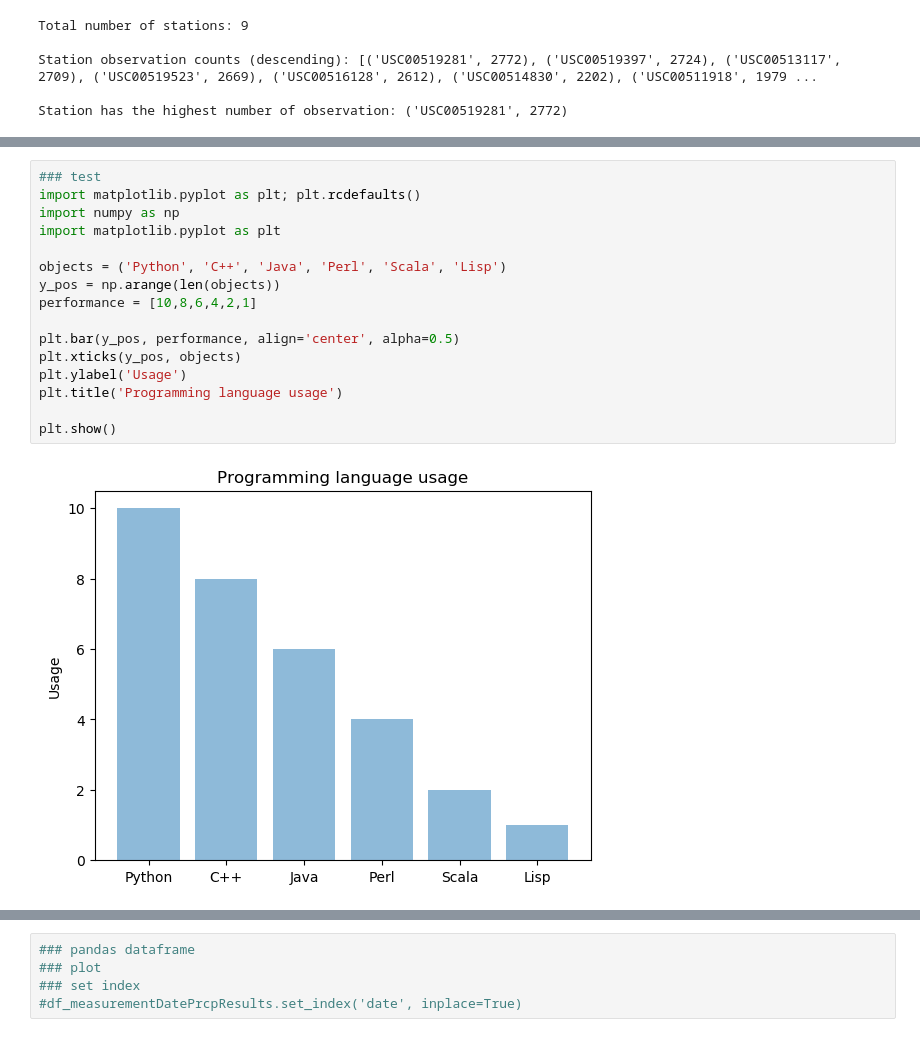
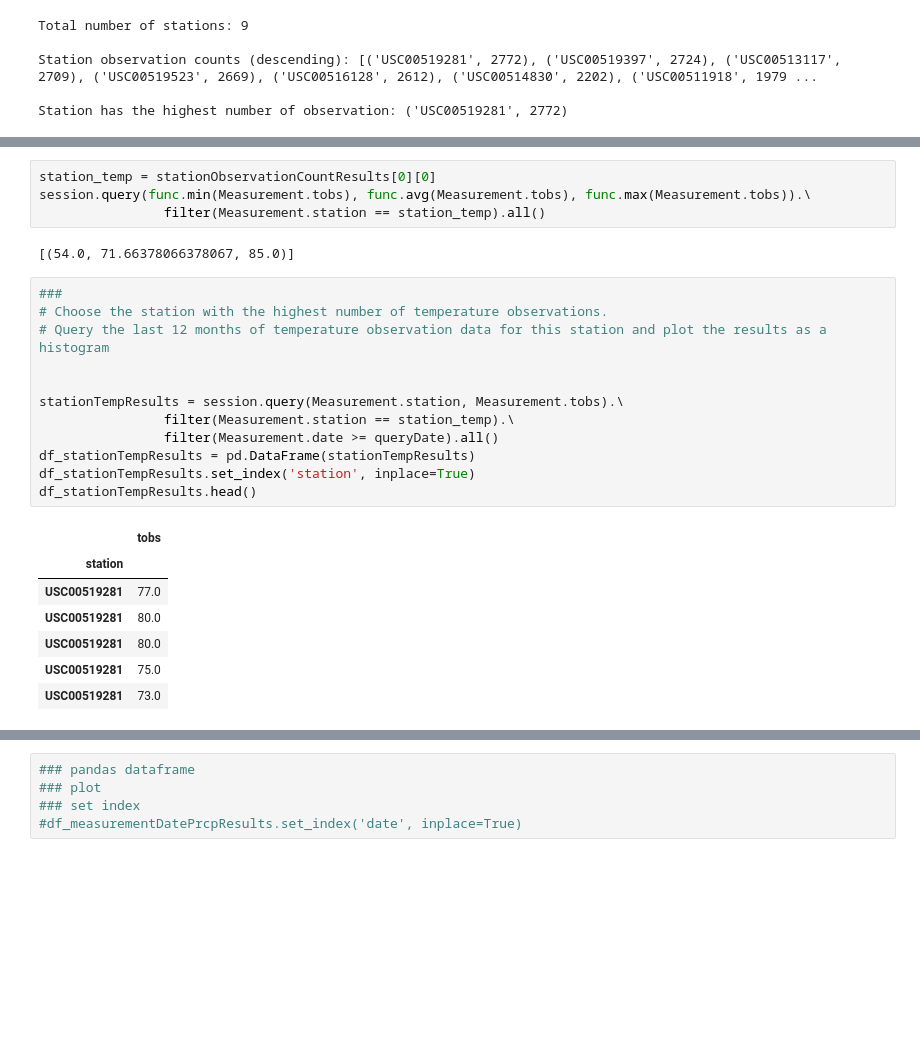
Before and after one commit to lisatian8/advanced-data-storage-challenge, a Jupyter notebook: climate_starter.ipynb, the cells around one changed output, grey strips where cells are left out. Saved outputs shown, nothing was run; the diff lists cells and outputs as text; blank space fills up the shorter version.

```diff
--- a/climate_starter.ipynb
+++ b/climate_starter.ipynb
@@ -368,18 +209,26 @@ plt.show()
-# %%
-### test
-import matplotlib.pyplot as plt; plt.rcdefaults()
-import numpy as np
-import matplotlib.pyplot as plt
-
-objects = ('Python', 'C++', 'Java', 'Perl', 'Scala', 'Lisp')
-y_pos = np.arange(len(objects))
-performance = [10,8,6,4,2,1]
-
-plt.bar(y_pos, performance, align='center', alpha=0.5)
-plt.xticks(y_pos, objects)
-plt.ylabel('Usage')
-plt.title('Programming language usage')
-
-plt.show()
-# %% [output]
-[figure, removed]
+# %%
+station_temp = stationObservationCountResults[0][0]
+session.query(func.min(Measurement.tobs), func.avg(Measurement.tobs), func.max(Measurement.tobs)).\
+                filter(Measurement.station == station_temp).all()
+# %% [output]
+[(54.0, 71.66378066378067, 85.0)]
+# %%
+###
+# Choose the station with the highest number of temperature observations.
+# Query the last 12 months of temperature observation data for this station and plot the results as a histogram
+
+
+stationTempResults = session.query(Measurement.station, Measurement.tobs).\
+                filter(Measurement.station == station_temp).\
+                filter(Measurement.date >= queryDate).all()
+df_stationTempResults = pd.DataFrame(stationTempResults)
+df_stationTempResults.set_index('station', inplace=True)
+df_stationTempResults.head()
+# %% [output]
+|  | tobs |
+| station |  |
+| USC00519281 | 77.0 |
+| USC00519281 | 80.0 |
+| USC00519281 | 80.0 |
+| USC00519281 | 75.0 |
+| USC00519281 | 73.0 |
```
Also changed, not shown: parts of 11 cells of this notebook.
